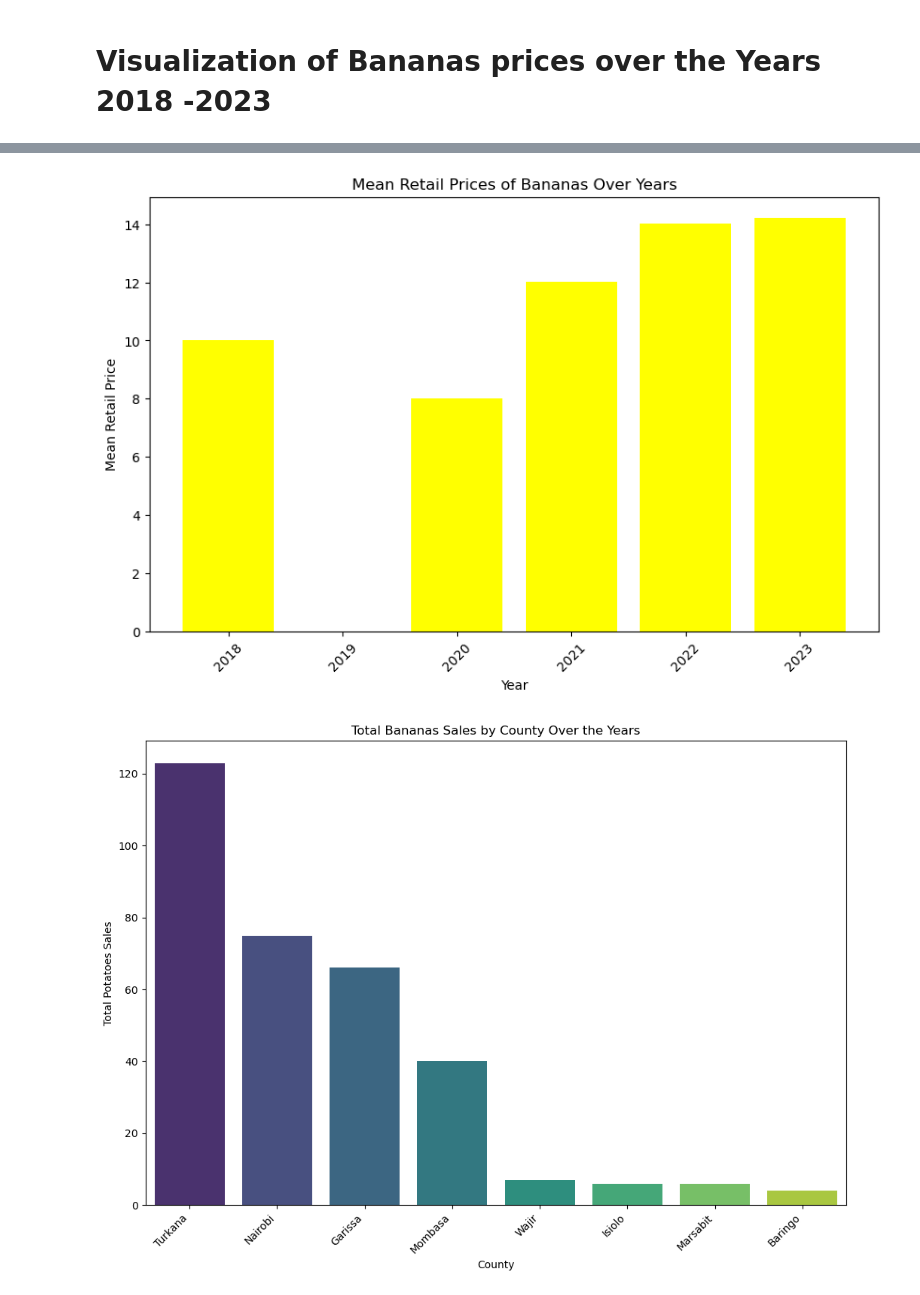
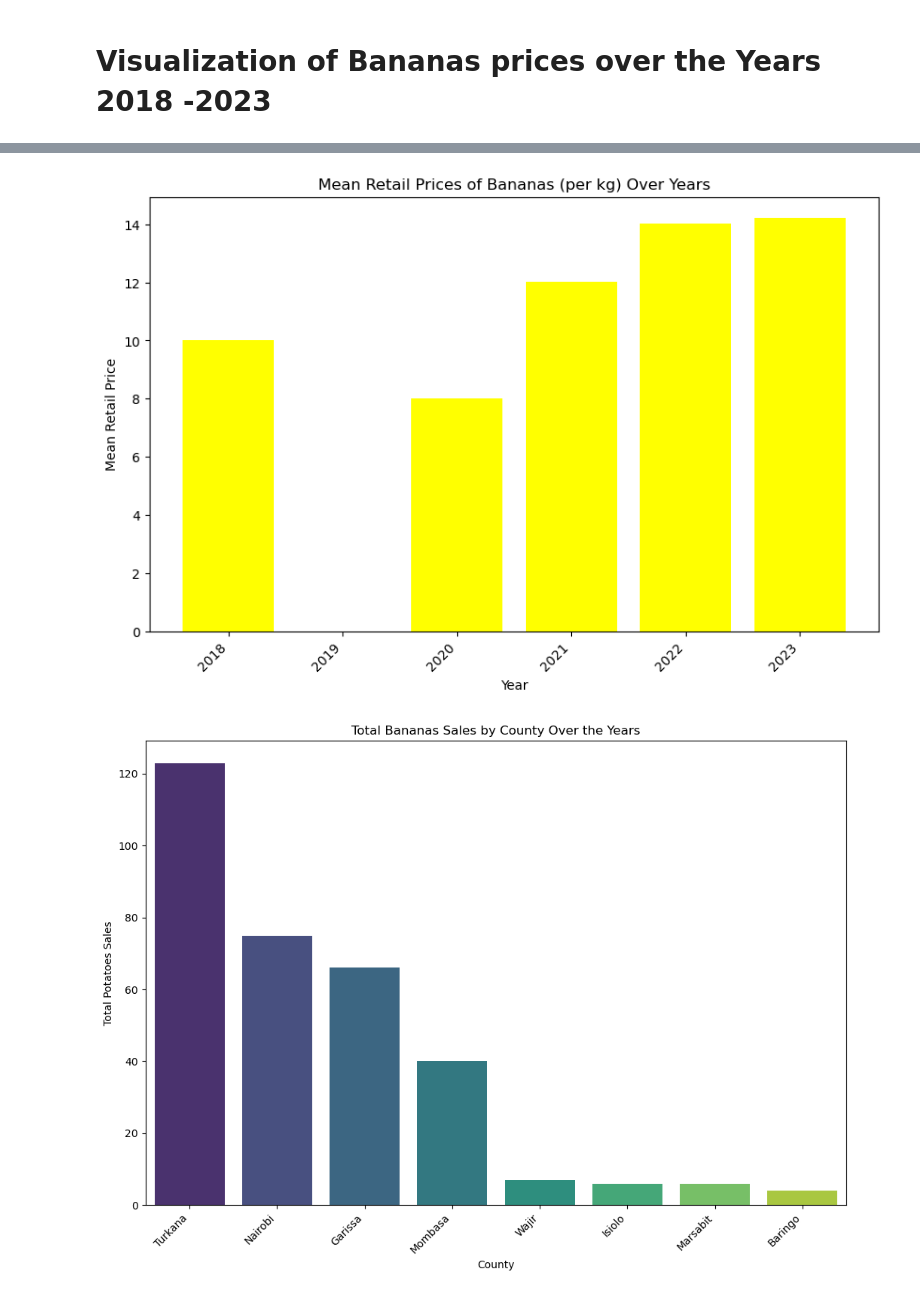
Before and after one commit to EvangelineNgunjiri/KilimoRiziki-Decision-Hub, a Jupyter notebook: Crops EDA & Modelling.ipynb, the cells around one changed output, grey strips where cells are left out. Cells and saved outputs as stored; diff of their text form; code cells hidden in the pictures.

```diff
--- a/Crops EDA & Modelling.ipynb
+++ b/Crops EDA & Modelling.ipynb
@@ -222,9 +251,6 @@ plt.show()
 # %% [markdown]
 from the above we see a significant increase of wholesale prices of maize between 2021 - 2023 this can be assumed to be a shift in  economic factors, such as inflation rates, exchange rates, and general economic growth, which can impact commodity prices, including maize.
 # %%
-# Clean the 'price' column
-filtered_df['price'] = pd.to_numeric(filtered_df['price'], errors='coerce')
-
 # Select only Maize data and only retail prices
 maize_data_retail = filtered_df[(filtered_df['commodity'] == 'Maize') & (filtered_df['pricetype'] == 'Retail')]
 
@@ -270,11 +296,6 @@ The above grapgh shows Meru,Makueni,Nyeri and West Pokot as the leading counties
 # %% [markdown]
 # Visualization of Beans prices over the Years 2012 -2023
 # %%
-filtered_df = filtered_df.copy()
-
-filtered_df['date'] = pd.to_datetime(filtered_df['date'], format='%d/%m/%Y')
-filtered_df['year'] = filtered_df['date'].dt.year
-
 # Select only Beans data
 beans_data_wholesale = filtered_df[(filtered_df['commodity'] == 'Beans') & (filtered_df['pricetype'] == 'Wholesale')]
 
@@ -292,14 +313,6 @@ plt.show()
 # %% [output]
 [figure]
 # %%
-# Convert 'date' to datetime format
-filtered_df['date'] = pd.to_datetime(filtered_df['date'], format='%d/%m/%Y')
-
-# Extract the year from the 'date' column
-filtered_df['year'] = filtered_df['date'].dt.year
-# Clean the 'price' column
-filtered_df['price'] = pd.to_numeric(filtered_df['price'], errors='coerce')
-
 # Select only Beans data and only retail prices
 beans_data_retail = filtered_df[(filtered_df['commodity'] == 'Beans') & (filtered_df['pricetype'] == 'Retail')]
 
@@ -317,8 +330,6 @@ plt.show()
 # %% [output]
 [figure]
 # %%
-# Convert 'unit' to numeric values
-filtered_df['unit'] = pd.to_numeric(filtered_df['unit'], errors='coerce')
 # Filter data for maize and convert 'unit' to numeric values
 maize_data = filtered_df[filtered_df['commodity'] == 'Maize']
 
@@ -362,28 +384,23 @@ plt.show()
 # %%
-# Convert 'date' to datetime format
-filtered_df['date'] = pd.to_datetime(filtered_df['date'], format='%d/%m/%Y')
-
-# Extract the year from the 'date' column
-filtered_df['year'] = filtered_df['date'].dt.year
-# Clean the 'price' column
-filtered_df['price'] = pd.to_numeric(filtered_df['price'], errors='coerce')
-
 # Select only Bananas data and only retail prices
 bananas_data_retail = filtered_df[(filtered_df['commodity'] == 'Bananas') & (filtered_df['pricetype'] == 'Retail')]
+
+# Extract year from the date index
+bananas_data_retail['year'] = bananas_data_retail.index.year
 
 # Calculate mean prices for retail Bananas
 bananas_mean_prices_retail = bananas_data_retail.groupby('year')['price'].mean()
 
 # Bar plot for retail prices of Bananas
 plt.figure(figsize=(10, 6))
 plt.bar(bananas_mean_prices_retail.index, bananas_mean_prices_retail.values, color='yellow')
-plt.title('Mean Retail Prices of Bananas Over Years')
+plt.title('Mean Retail Prices of Bananas (per kg) Over Years')
 plt.xlabel('Year')
 plt.ylabel('Mean Retail Price')
-plt.xticks(rotation=45)
+plt.xticks(rotation=45, ha='right')  # Specify tick locations and rotation
 plt.show()
 # %% [output]
-[figure, old version]
+[figure, new version]
 # %%
 # Filter the DataFrame to include only rows where the 'commodity' is 'Potatoes'
 bananas_data = filtered_df[filtered_df['commodity'] == 'Bananas']
```
Also changed, not shown: parts of 31 cells of this notebook.
